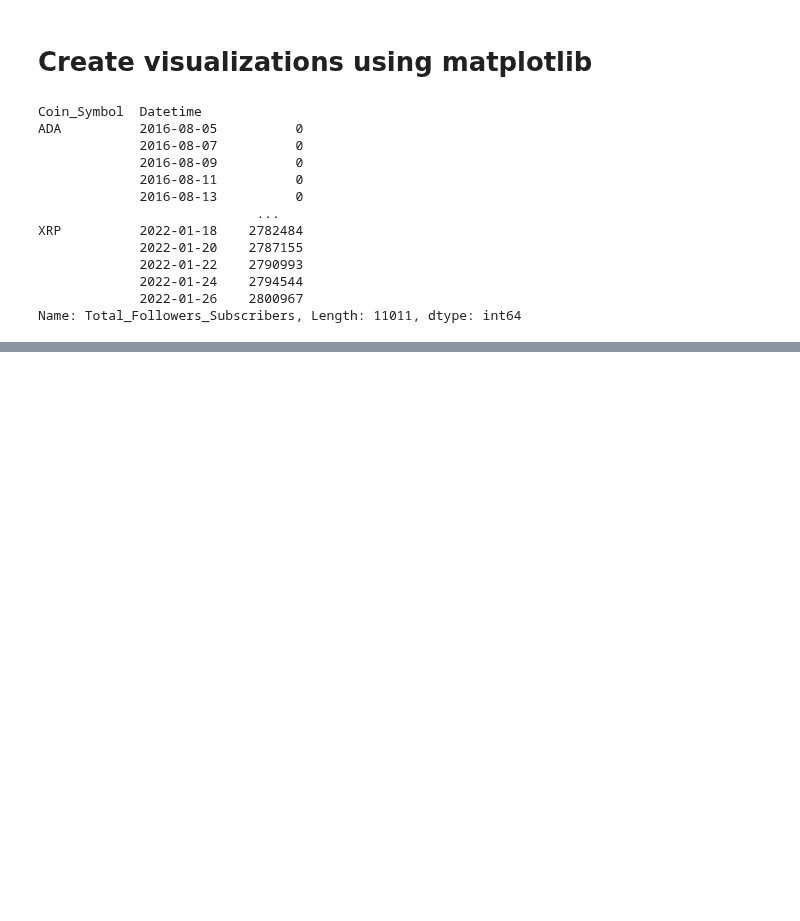
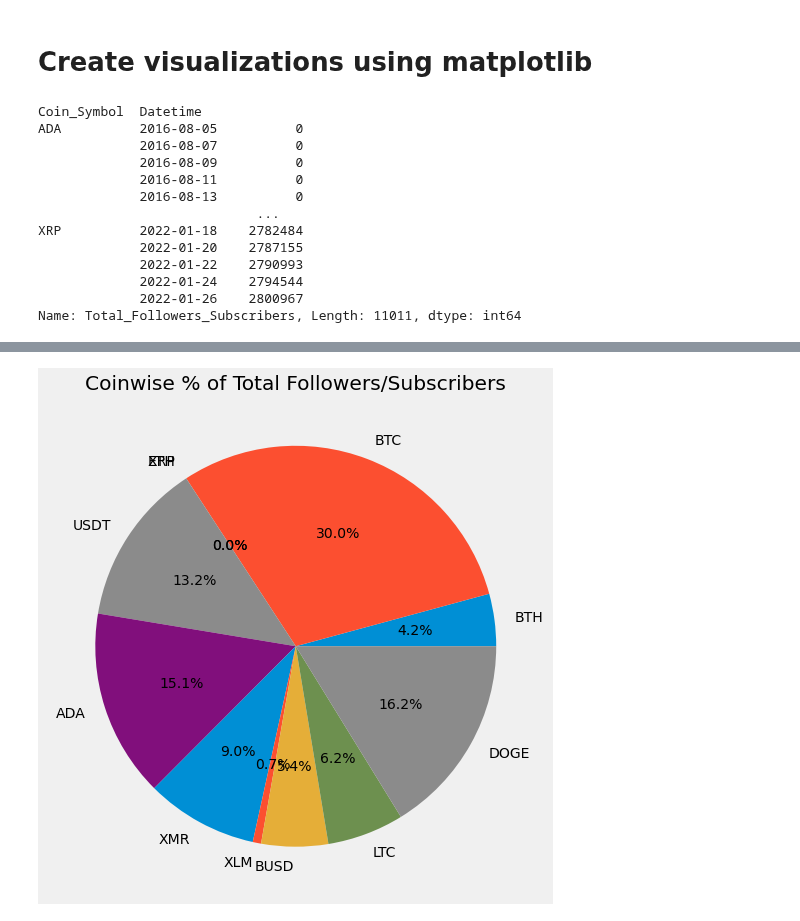
Before and after one commit to LaviJ/Cryptocurrency-Analysis, a Jupyter notebook: Database/Seg2_LJ/Fetch_API_Cryptocompare_Social_stats_data.ipynb, the cells around one changed output, grey strips where cells are left out. Cells and saved outputs as stored; diff of their text form; code cells hidden in the pictures; blank space fills up the shorter version.

```diff
--- a/Database/Seg2_LJ/Fetch_API_Cryptocompare_Social_stats_data.ipynb
+++ b/Database/Seg2_LJ/Fetch_API_Cryptocompare_Social_stats_data.ipynb
@@ -527,0 +540,14 @@ plt.show()
+# %%
+# fig, ax = plt.subplots()
+# ax.pie(y_axis,labels=x_axis)
+# explode_values = (0, 0, 0, 0, 0, 0, 0, 0, 0, 0, 0, 0)
+plt.subplots(figsize=(8, 15))
+plt.pie(y_axis, labels=x_axis, autopct='%.1f%%', )
+plt.title("Coinwise % of Total Followers/Subscribers")
+
+# Save Figure
+plt.savefig("analysis/Coinwise_Percentage_Social_Media_Followers_Subscribers.png")
+
+plt.show()
+# %% [output]
+[figure, added]
```
Also changed, not shown: parts of 28 cells of this notebook, 22 other files.
